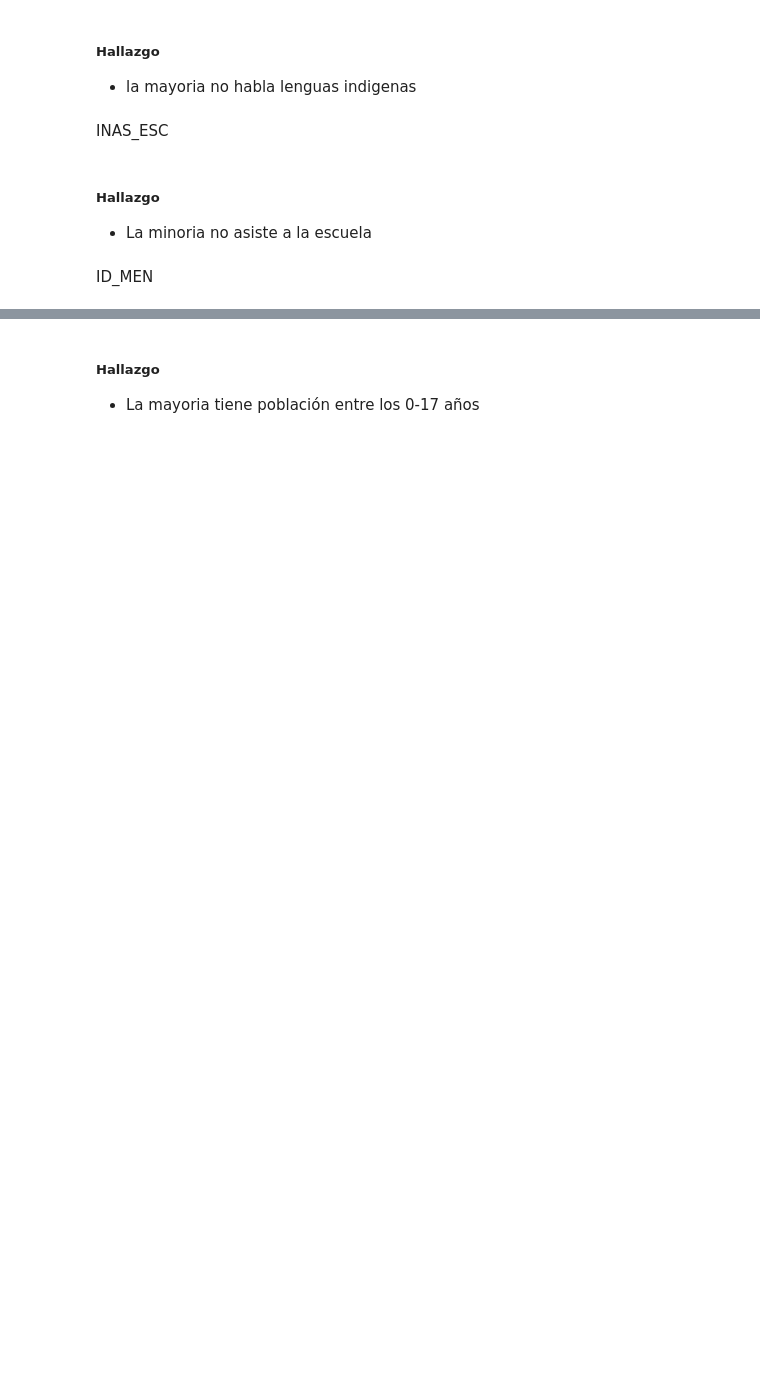
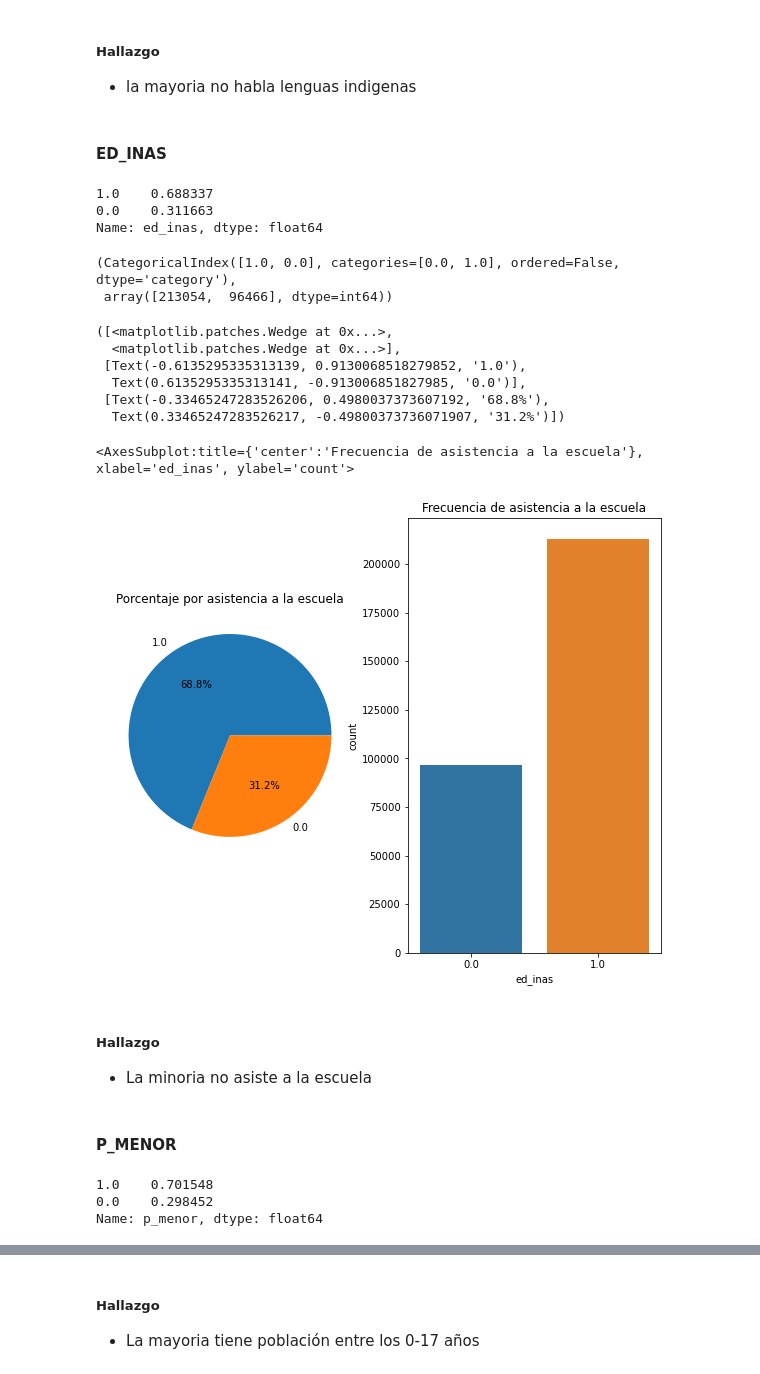
Before and after one commit to Sofia-VA/Proyecto-PAD, a Jupyter notebook: E1/EDA_Univariable.ipynb, the cells around one changed output, grey strips where cells are left out. Drawn from its saved outputs; the diff is of its cells as text; code cells hidden in the pictures; blank space fills up the shorter version.

```diff
--- a/E1/EDA_Univariable.ipynb
+++ b/E1/EDA_Univariable.ipynb
@@ -759,10 +759,10 @@ df.duplicated().sum()
 ## Análisis Univariado #1
 Michelle Figueroa Jacques is727328
 # %%
-nominales_1 = ['ent','est_dis','rururb','upm','discap','jub','hli','inas_esc','id_men','pam','sexo','parentesco','factor','ubica_geo']
-ordinales_1 = ['tam_loc','niv_ed']
+nominales_1 = ['ent','est_dis','rururb','upm','discap','jub','hli','ed_inas','p_menor','pam','sexo','parentesco','factor','ubica_geo']
+ordinales_1 = ['tam_loc','ed_niv']
 intervalo_1 = ['edad']
-razon_1 = ['anac_e','tamhogesc']
+razon_1 = ['a_nacim','tamhogesc']
 # %%
 # Conversión de nominales a categóricos
 for i in nominales_1:
@@ -923,27 +1207,47 @@ plt.show()
 # %% [markdown]
 ##### Hallazgo
 + la mayoria no habla lenguas indigenas
-# %% [markdown]
-INAS_ESC
+# %% [markdown]
+#### ED_INAS
 # %%
-prop_inasesc = df.inas_esc.value_counts(normalize=True)
+prop_inasesc = df.ed_inas.value_counts(normalize=True)
 prop_inasesc
+# %% [output]
+1.0    0.688337
+0.0    0.311663
+Name: ed_inas, dtype: float64
 # %%
-freq = df.inas_esc.value_counts()
+freq = df.ed_inas.value_counts()
 freq.index, freq.values
+# %% [output]
+(CategoricalIndex([1.0, 0.0], categories=[0.0, 1.0], ordered=False, dtype='category'),
+ array([213054,  96466], dtype=int64))
 # %%
 fig,ax = plt.subplots(1,2,figsize=(10,8))
 ax[0].title.set_text('Porcentaje por asistencia a la escuela')
 ax[1].title.set_text('Frecuencia de asistencia a la escuela')
 ax[0].pie(prop_inasesc, labels=prop_inasesc.index, autopct='%.1f%%')
-sns.countplot(data=df, x ="inas_esc",ax=ax[1])
+sns.countplot(data=df, x ="ed_inas",ax=ax[1])
 plt.show()
+# %% [output]
+([<matplotlib.patches.Wedge at 0x...>,
+  <matplotlib.patches.Wedge at 0x...>],
+ [Text(-0.6135295335313139, 0.9130068518279852, '1.0'),
+  Text(0.6135295335313141, -0.913006851827985, '0.0')],
+ [Text(-0.33465247283526206, 0.4980037373607192, '68.8%'),
+  Text(0.33465247283526217, -0.49800373736071907, '31.2%')])
+<AxesSubplot:title={'center':'Frecuencia de asistencia a la escuela'}, xlabel='ed_inas', ylabel='count'>
+[figure, added]
 # %% [markdown]
 ##### Hallazgo
 + La minoria no asiste a la escuela
-# %% [markdown]
-ID_MEN
+# %% [markdown]
+#### P_MENOR
 # %%
-prop_idmen = df.id_men.value_counts(normalize=True)
+prop_idmen = df.p_menor.value_counts(normalize=True)
 prop_idmen
+# %% [output]
+1.0    0.701548
+0.0    0.298452
+Name: p_menor, dtype: float64
 # %%
```
Also changed, not shown: parts of 209 cells of this notebook.
